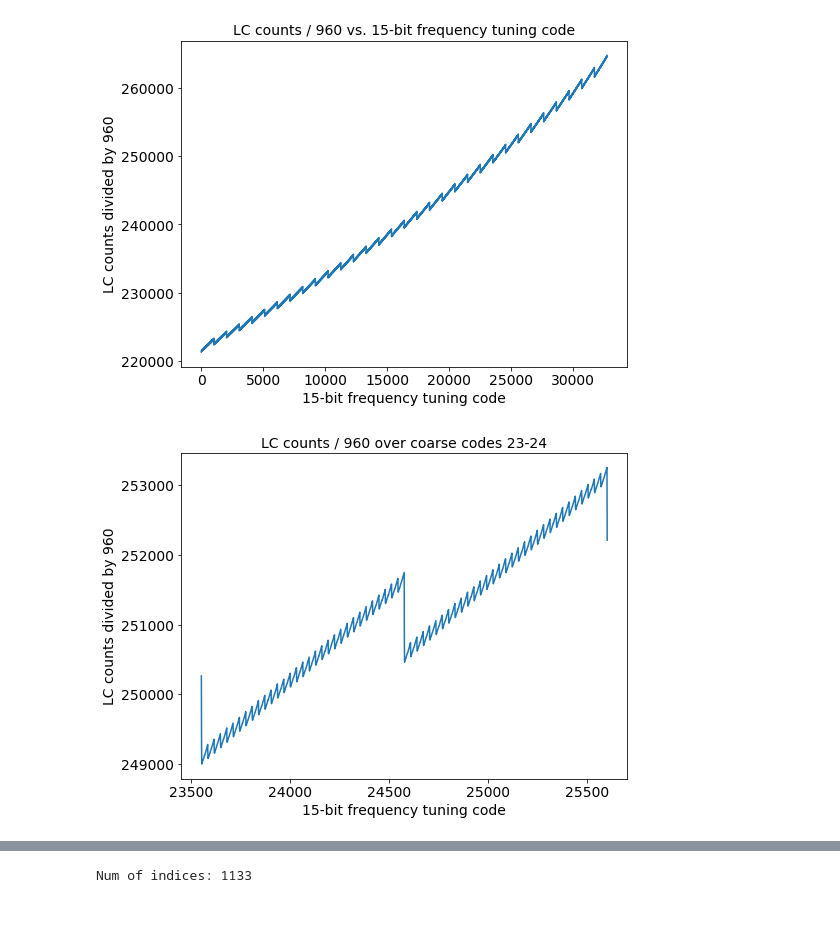
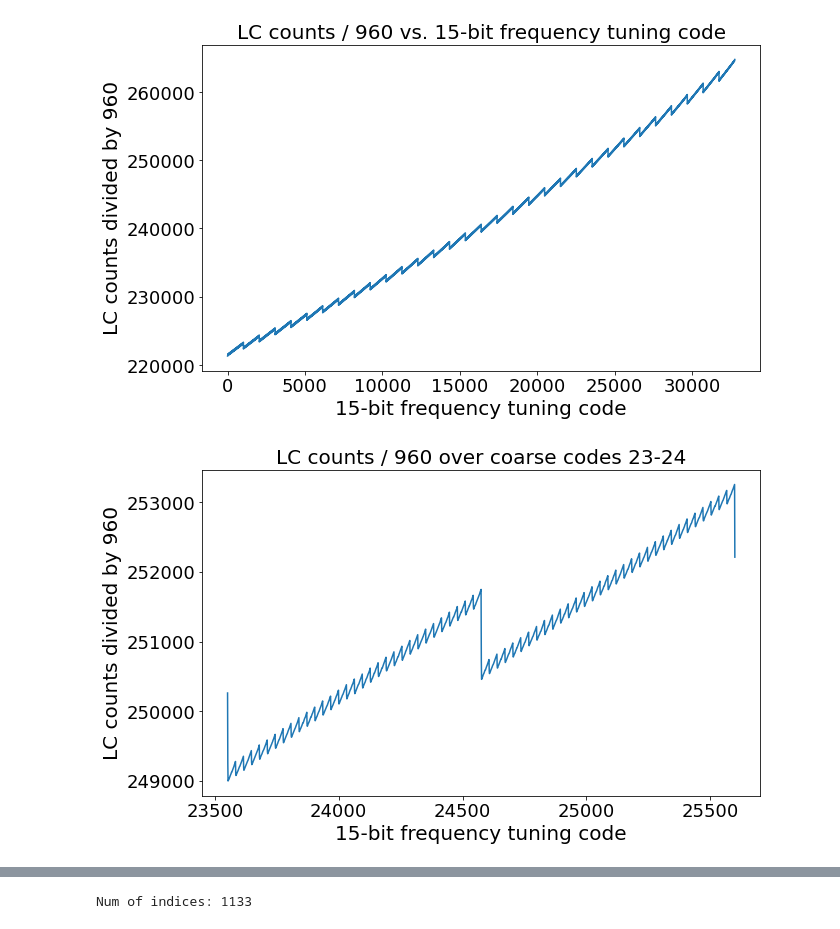
Before and after one commit to cwdao/scum-test-code, a Jupyter notebook: scum/LC_sweep/LC_sweep.ipynb, the cells around one changed output, grey strips where cells are left out. Cells and saved outputs as stored; diff of their text form; code cells hidden in the pictures.

```diff
--- a/scum/LC_sweep/LC_sweep.ipynb
+++ b/scum/LC_sweep/LC_sweep.ipynb
@@ -16,27 +16,27 @@ counts_LC[22434] = (counts_LC[22433] + counts_LC[22435]) // 2
 counts_LC[29721] = (counts_LC[29720] + counts_LC[29722]) // 2
 counts_LC[30124] = (counts_LC[30123] + counts_LC[30125]) // 2
 # %%
-plt.figure(figsize=(8, 6))
+plt.figure(figsize=(10, 6))
 plt.plot(LC_code, counts_LC)
-plt.title('LC counts / 960 vs. 15-bit frequency tuning code', fontsize=14)
-plt.xlabel('15-bit frequency tuning code', fontsize=14)
-plt.ylabel('LC counts divided by 960', fontsize=14)
-plt.xticks(fontsize=14)
-plt.yticks(fontsize=14)
+plt.title('LC counts / 960 vs. 15-bit frequency tuning code', fontsize=20)
+plt.xlabel('15-bit frequency tuning code', fontsize=20)
+plt.ylabel('LC counts divided by 960', fontsize=20)
+plt.xticks(fontsize=18)
+plt.yticks(fontsize=18)
 plt.savefig('lc_count_vs_tuning_code.pdf', bbox_inches='tight')
 plt.show()
 # %% [output]
-[figure, old version]
+[figure, new version]
 # %%
-plt.figure(figsize=(8, 6))
+plt.figure(figsize=(10, 6))
 plt.plot(LC_code[23 * 2 ** 10 - 1:25 * 2 ** 10 + 1], counts_LC[23 * 2 ** 10 - 1:25 * 2 ** 10 + 1])
-plt.title('LC counts / 960 over coarse codes 23-24', fontsize=14)
-plt.xlabel('15-bit frequency tuning code', fontsize=14)
-plt.ylabel('LC counts divided by 960', fontsize=14)
-plt.xticks(fontsize=14)
-plt.yticks(fontsize=14)
+plt.title('LC counts / 960 over coarse codes 23-24', fontsize=20)
+plt.xlabel('15-bit frequency tuning code', fontsize=20)
+plt.ylabel('LC counts divided by 960', fontsize=20)
+plt.xticks(fontsize=18)
+plt.yticks(fontsize=18)
 plt.savefig('lc_count_over_2_coarse.pdf', bbox_inches='tight')
 plt.show()
 # %% [output]
-[figure, old version]
+[figure, new version]
 # %%
```
Also changed, not shown: parts of 10 cells of this notebook, 16 other files.
